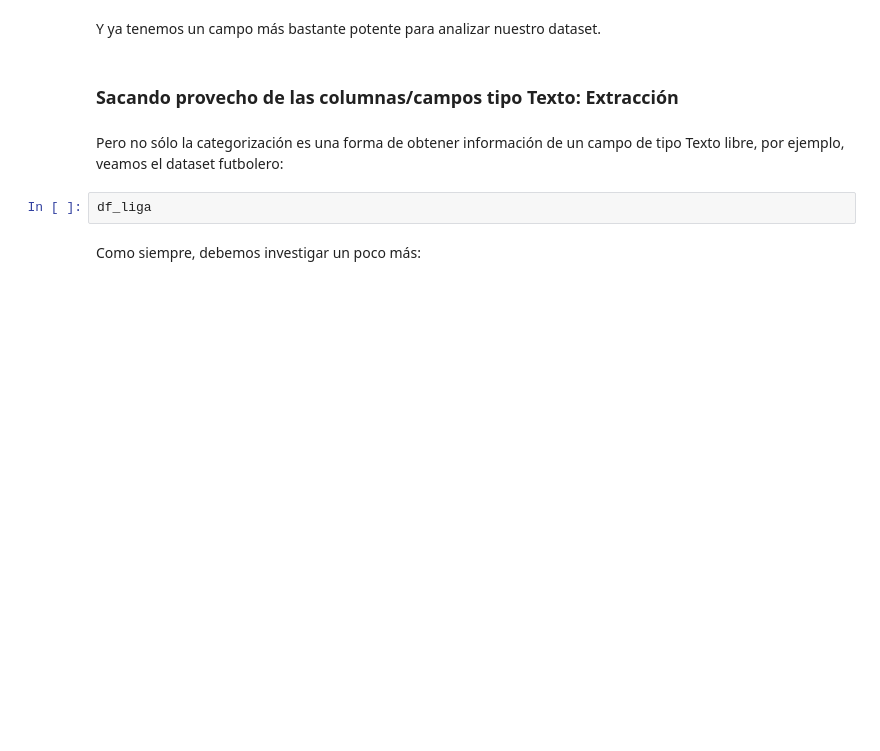
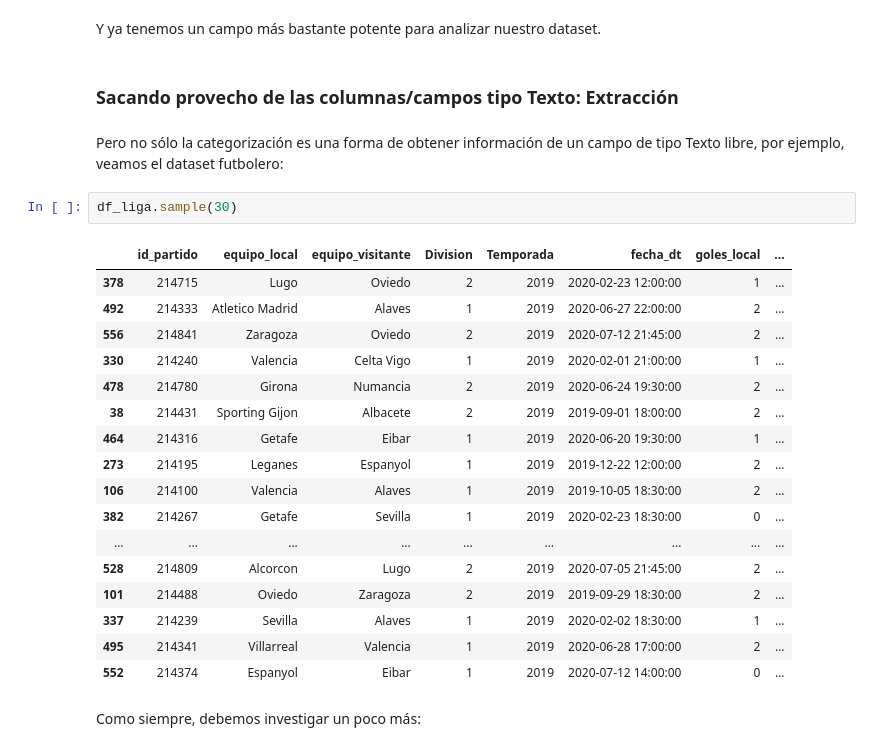
Before and after one commit to Lluis1992/Lluis-Hernandez-DSOnline, a Jupyter notebook: 03_Data_Analysis/01_Introduccion_Procesos_ETL/01_Workout/06_Transformacion_Texto_III.ipynb, the cells around one changed output. Drawn from its saved outputs; the diff is of its cells as text; blank space fills up the shorter version.

```diff
--- a/03_Data_Analysis/01_Introduccion_Procesos_ETL/01_Workout/06_Transformacion_Texto_III.ipynb
+++ b/03_Data_Analysis/01_Introduccion_Procesos_ETL/01_Workout/06_Transformacion_Texto_III.ipynb
@@ -34,6 +93,24 @@ Y ya tenemos un campo más bastante potente para analizar nuestro dataset.
 # %% [markdown]
 Pero no sólo la categorización es una forma de obtener información de un campo de tipo Texto libre, por ejemplo, veamos el dataset futbolero:
 # %%
-df_liga
+df_liga.sample(30)
+# %% [output]
+|  | id_partido | equipo_local | equipo_visitante | Division | Temporada | fecha_dt | goles_local | ... |
+| 378 | 214715 | Lugo | Oviedo | 2 | 2019 | 2020-02-23 12:00:00 | 1 | ... |
+| 492 | 214333 | Atletico Madrid | Alaves | 1 | 2019 | 2020-06-27 22:00:00 | 2 | ... |
+| 556 | 214841 | Zaragoza | Oviedo | 2 | 2019 | 2020-07-12 21:45:00 | 2 | ... |
+| 330 | 214240 | Valencia | Celta Vigo | 1 | 2019 | 2020-02-01 21:00:00 | 1 | ... |
+| 478 | 214780 | Girona | Numancia | 2 | 2019 | 2020-06-24 19:30:00 | 2 | ... |
+| 38 | 214431 | Sporting Gijon | Albacete | 2 | 2019 | 2019-09-01 18:00:00 | 2 | ... |
+| 464 | 214316 | Getafe | Eibar | 1 | 2019 | 2020-06-20 19:30:00 | 1 | ... |
+| 273 | 214195 | Leganes | Espanyol | 1 | 2019 | 2019-12-22 12:00:00 | 2 | ... |
+| 106 | 214100 | Valencia | Alaves | 1 | 2019 | 2019-10-05 18:30:00 | 2 | ... |
+| 382 | 214267 | Getafe | Sevilla | 1 | 2019 | 2020-02-23 18:30:00 | 0 | ... |
+| ... | ... | ... | ... | ... | ... | ... | ... | ... |
+| 528 | 214809 | Alcorcon | Lugo | 2 | 2019 | 2020-07-05 21:45:00 | 2 | ... |
+| 101 | 214488 | Oviedo | Zaragoza | 2 | 2019 | 2019-09-29 18:30:00 | 2 | ... |
+| 337 | 214239 | Sevilla | Alaves | 1 | 2019 | 2020-02-02 18:30:00 | 1 | ... |
+| 495 | 214341 | Villarreal | Valencia | 1 | 2019 | 2020-06-28 17:00:00 | 2 | ... |
+| 552 | 214374 | Espanyol | Eibar | 1 | 2019 | 2020-07-12 14:00:00 | 0 | ... |
 # %% [markdown]
 Como siempre, debemos investigar un poco más:
```
Also changed, not shown: parts of 14 cells of this notebook, 1 other file.
